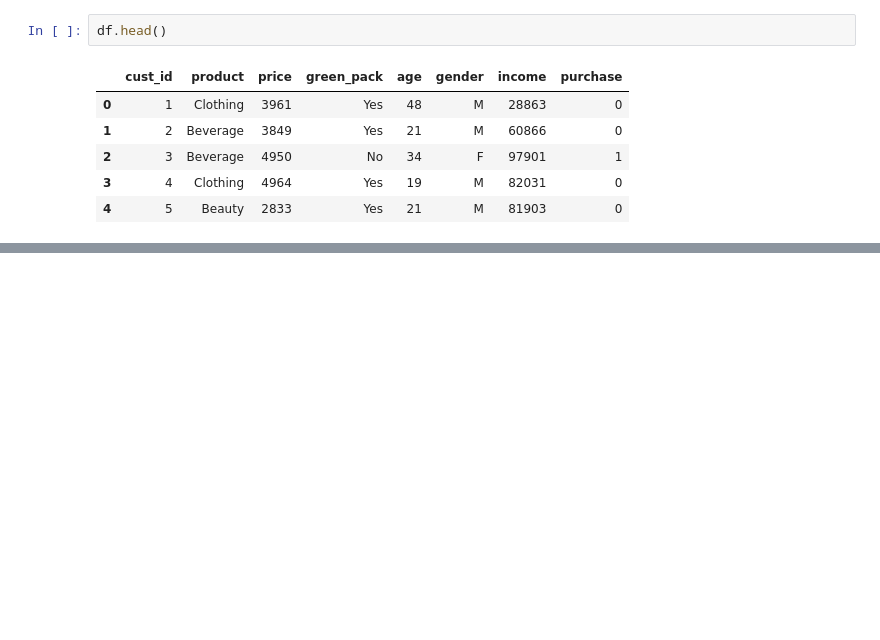
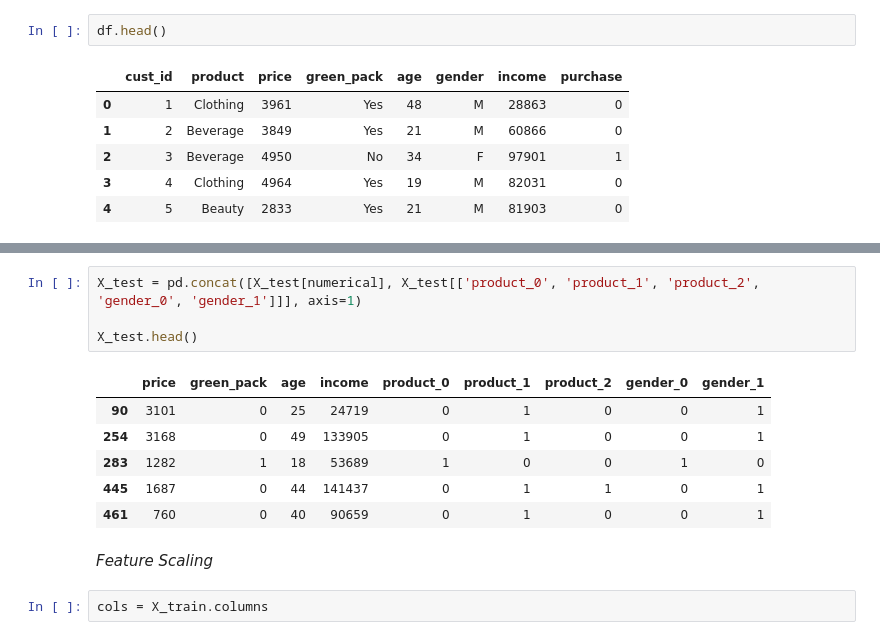
Before and after one commit to NityaVerma19/Customer-Purchase-Decision-, a Jupyter notebook: Consumer_behaviour.ipynb, the cells around one changed output, grey strips where cells are left out. Cells and saved outputs as stored; diff of their text form; blank space fills up the shorter version.

```diff
--- a/Consumer_behaviour.ipynb
+++ b/Consumer_behaviour.ipynb
@@ -168,0 +237,15 @@ array=[0. 0. 1. 0. 0. 0. 0. 0. 1. 0. 0. 0. 0. 0. 0. 0. 1. 0. 1. 1. 0. 0. 1. 1.
+# %%
+X_test = pd.concat([X_test[numerical], X_test[['product_0', 'product_1', 'product_2', 'gender_0', 'gender_1']]], axis=1)
+
+X_test.head()
+# %% [output]
+|  | price | green_pack | age | income | product_0 | product_1 | product_2 | gender_0 | gender_1 |
+| 90 | 3101 | 0 | 25 | 24719 | 0 | 1 | 0 | 0 | 1 |
+| 254 | 3168 | 0 | 49 | 133905 | 0 | 1 | 0 | 0 | 1 |
+| 283 | 1282 | 1 | 18 | 53689 | 1 | 0 | 0 | 1 | 0 |
+| 445 | 1687 | 0 | 44 | 141437 | 0 | 1 | 1 | 0 | 1 |
+| 461 | 760 | 0 | 40 | 90659 | 0 | 1 | 0 | 0 | 1 |
+# %% [markdown]
+*Feature Scaling*
+# %%
+cols = X_train.columns
```
Also changed, not shown: parts of 29 cells of this notebook.
